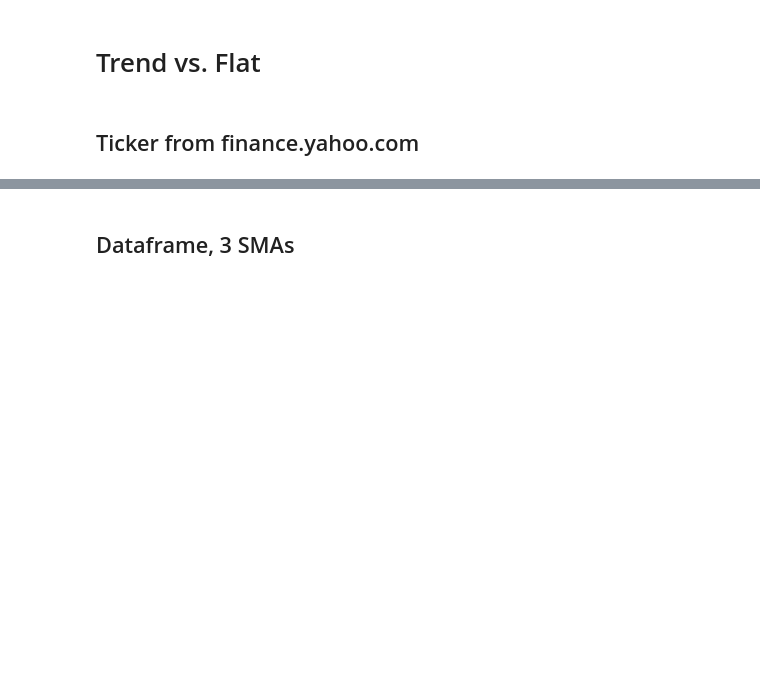
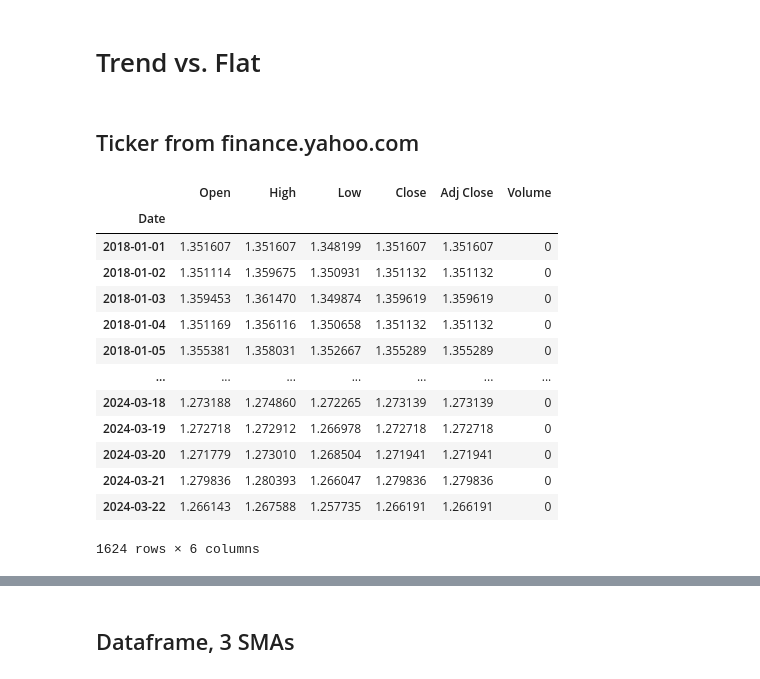
Before and after one commit to maladziashyn/Empirix, a Jupyter notebook: JupyterNotebooks/trend_flat_2209/empirix_2209_trend_flat.ipynb, the cells around one changed output, grey strips where cells are left out. Drawn from its saved outputs; the diff is of its cells as text; code cells hidden in the pictures; blank space fills up the shorter version.

```diff
--- a/JupyterNotebooks/trend_flat_2209/empirix_2209_trend_flat.ipynb
+++ b/JupyterNotebooks/trend_flat_2209/empirix_2209_trend_flat.ipynb
@@ -15,13 +15,28 @@ import yfinance as yf
 ## Ticker from finance.yahoo.com
 # %%
 ticker = "GBPUSD=X"
-date_from = '2003-01-01'
+date_from = '2018-01-01'
 date_to = pd.Timestamp.today().date()
 # # Or select custom date
 # date_to = '2022-09-23'
 
 df = yf.download(ticker, start=date_from, end=date_to, progress=False)
 df
+# %% [output]
+|  | Open | High | Low | Close | Adj Close | Volume |
+| Date |  |  |  |  |  |  |
+| 2018-01-01 | 1.351607 | 1.351607 | 1.348199 | 1.351607 | 1.351607 | 0 |
+| 2018-01-02 | 1.351114 | 1.359675 | 1.350931 | 1.351132 | 1.351132 | 0 |
+| 2018-01-03 | 1.359453 | 1.361470 | 1.349874 | 1.359619 | 1.359619 | 0 |
+| 2018-01-04 | 1.351169 | 1.356116 | 1.350658 | 1.351132 | 1.351132 | 0 |
+| 2018-01-05 | 1.355381 | 1.358031 | 1.352667 | 1.355289 | 1.355289 | 0 |
+| ... | ... | ... | ... | ... | ... | ... |
+| 2024-03-18 | 1.273188 | 1.274860 | 1.272265 | 1.273139 | 1.273139 | 0 |
+| 2024-03-19 | 1.272718 | 1.272912 | 1.266978 | 1.272718 | 1.272718 | 0 |
+| 2024-03-20 | 1.271779 | 1.273010 | 1.268504 | 1.271941 | 1.271941 | 0 |
+| 2024-03-21 | 1.279836 | 1.280393 | 1.266047 | 1.279836 | 1.279836 | 0 |
+| 2024-03-22 | 1.266143 | 1.267588 | 1.257735 | 1.266191 | 1.266191 | 0 |
+1624 rows × 6 columns
 # %%
 # Update DF by removing redundant columns
 df = df['Close'].to_frame()
```
Also changed, not shown: parts of 11 cells of this notebook, 2 other files.
